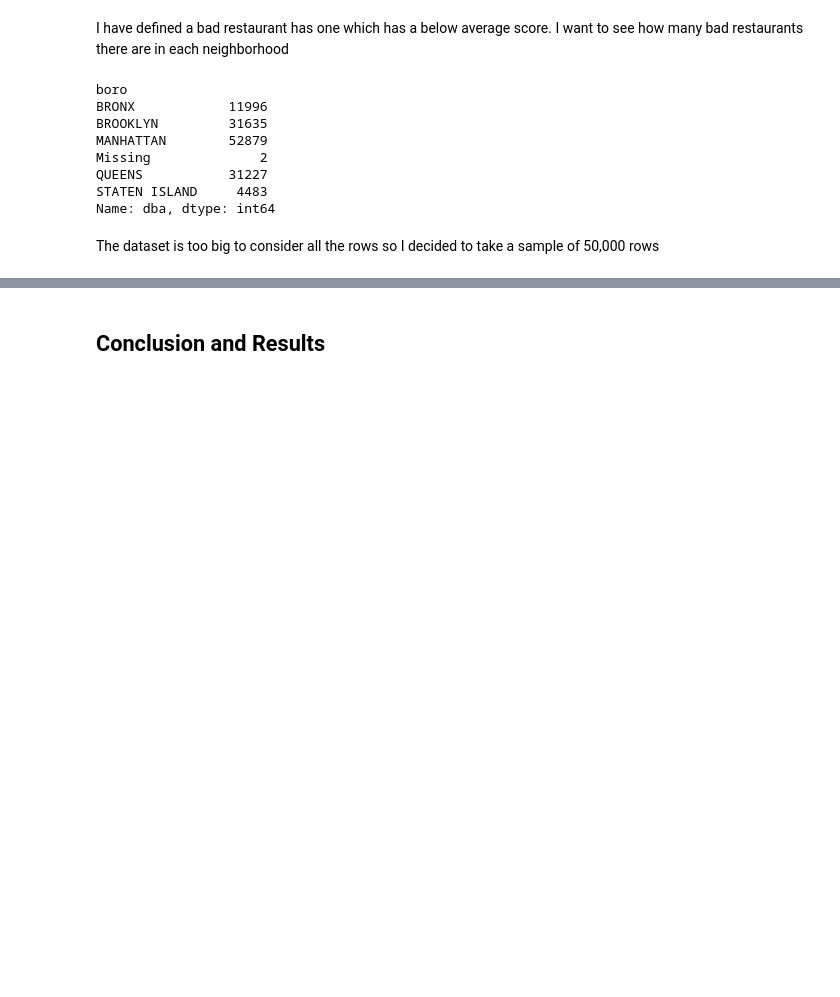
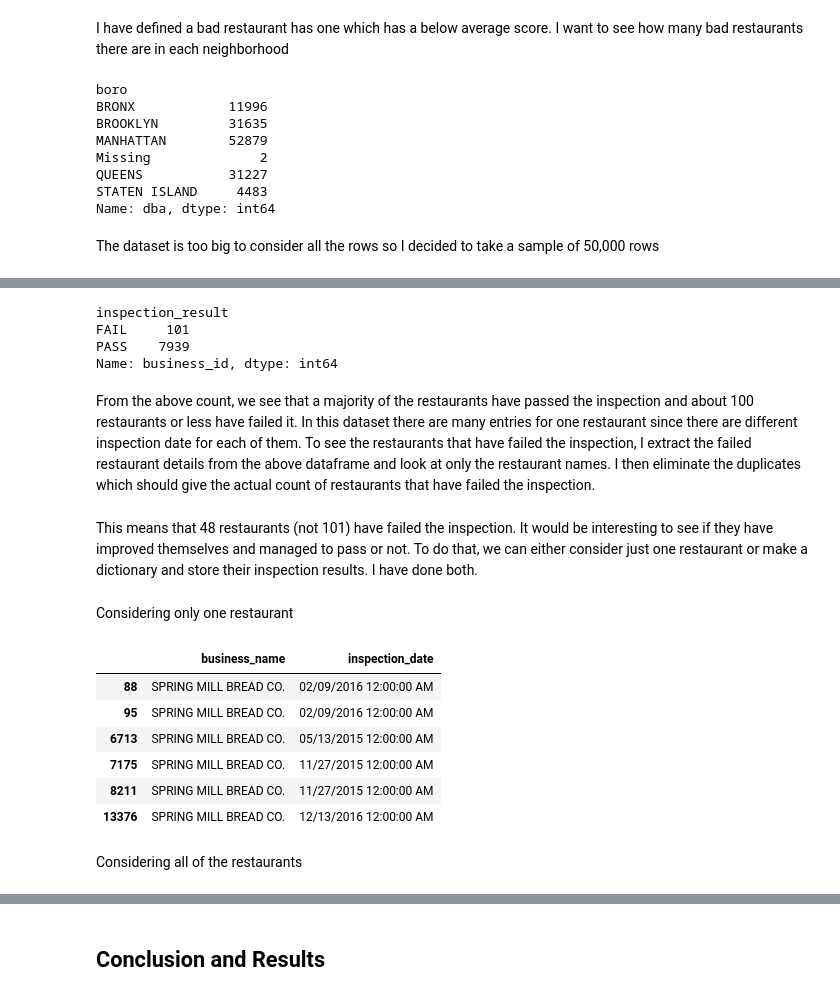
Before and after one commit to khyatiparekh/Final-Project-Plan, a Jupyter notebook: Final_project.ipynb, the cells around one changed output, grey strips where cells are left out. Saved outputs shown, nothing was run; the diff lists cells and outputs as text; code cells hidden in the pictures; blank space fills up the shorter version.

```diff
--- a/Final_project.ipynb
+++ b/Final_project.ipynb
@@ -530,0 +566,33 @@ The dataset is too big to consider all the rows so I decided to take a sample of
+# %%
+data.groupby('inspection_result')['business_id'].count()
+# %% [output]
+inspection_result
+FAIL     101
+PASS    7939
+Name: business_id, dtype: int64
+# %% [markdown]
+From the above count, we see that a majority of the restaurants have passed the inspection and about 100 restaurants or less have failed it. In this dataset there are many entries for one restaurant since there are different inspection date for each of them. To see the restaurants that have failed the inspection, I extract the failed restaurant details from the above dataframe and look at only the restaurant names. I then eliminate the duplicates which should give the actual count of restaurants that have failed the inspection.
+# %%
+df = data[data['inspection_result'] == 'FAIL']
+# %%
+df = df[['business_name']]
+# %%
+failed_rest = df.drop_duplicates().values.tolist()
+# %% [markdown]
+This means that 48 restaurants (not 101) have failed the inspection. It would be interesting to see if they have improved themselves and managed to pass or not. To do that, we can either consider just one restaurant or make a dictionary and store their inspection results. I have done both.
+# %% [markdown]
+Considering only one restaurant
+# %%
+data_one = data[data['business_name'] == failed_rest[0][0]][['business_name','inspection_date']]
+# %%
+data_one
+# %% [output]
+|  | business_name | inspection_date |
+| 88 | SPRING MILL BREAD CO. | 02/09/2016 12:00:00 AM |
+| 95 | SPRING MILL BREAD CO. | 02/09/2016 12:00:00 AM |
+| 6713 | SPRING MILL BREAD CO. | 05/13/2015 12:00:00 AM |
+| 7175 | SPRING MILL BREAD CO. | 11/27/2015 12:00:00 AM |
+| 8211 | SPRING MILL BREAD CO. | 11/27/2015 12:00:00 AM |
+| 13376 | SPRING MILL BREAD CO. | 12/13/2016 12:00:00 AM |
+# %% [markdown]
+Considering all of the restaurants
```
Also changed, not shown: parts of 14 cells of this notebook.
